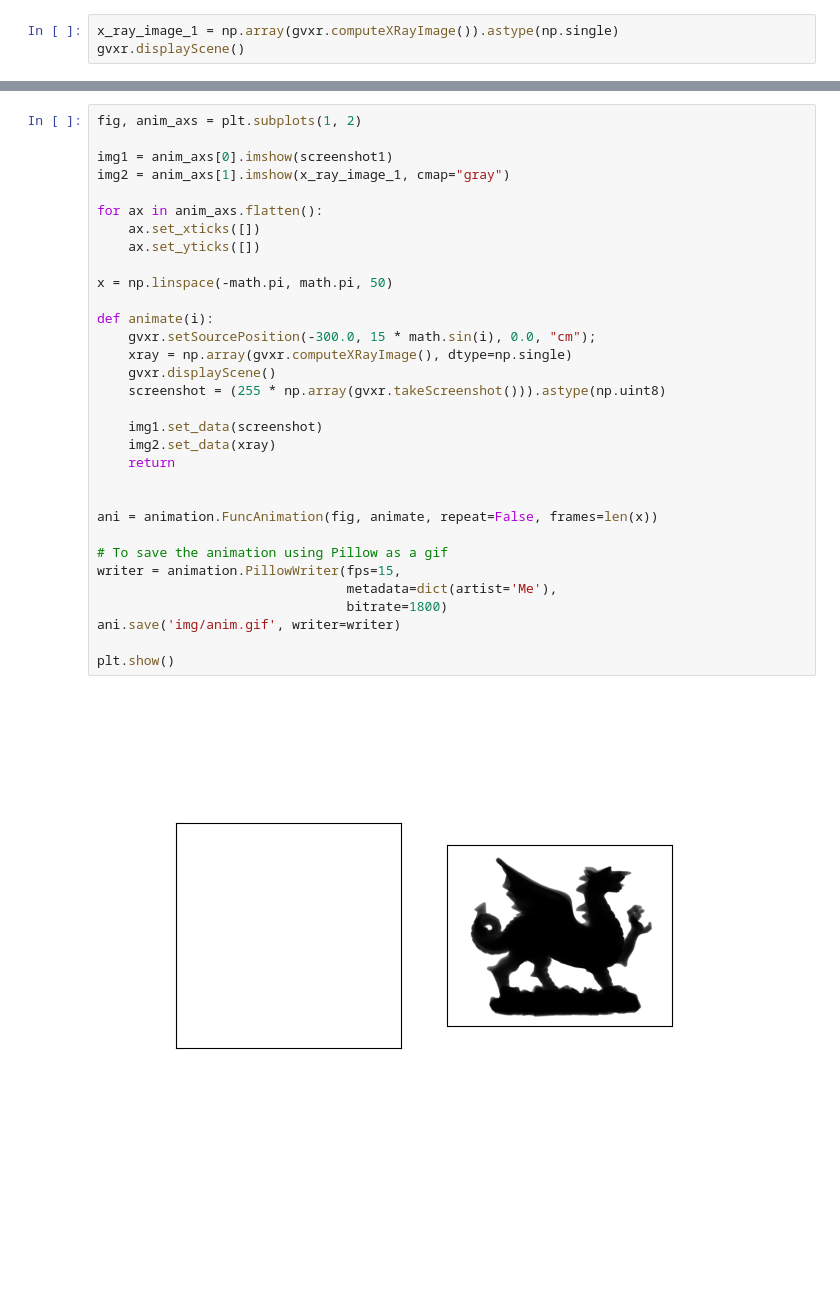
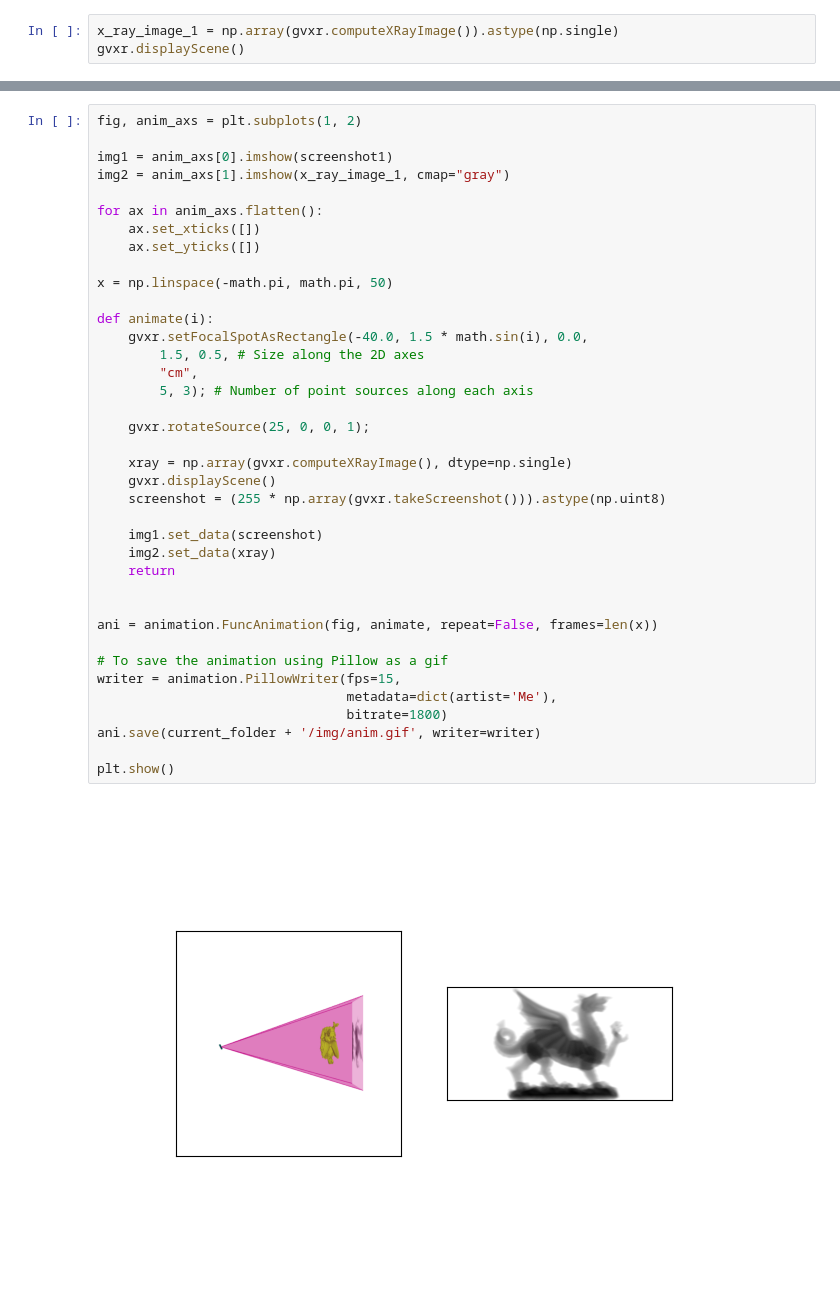
Before and after one commit to effepivi/gvxr-demos, a Jupyter notebook: 12-move-detector/12-move-detector.ipynb, the cells around one changed output, grey strips where cells are left out. Cells and saved outputs as stored; diff of their text form; blank space fills up the shorter version.

```diff
--- a/12-move-detector/12-move-detector.ipynb
+++ b/12-move-detector/12-move-detector.ipynb
@@ -180,34 +224,40 @@ gvxr.displayScene()
-# %%
-fig, anim_axs = plt.subplots(1, 2)
-
-img1 = anim_axs[0].imshow(screenshot1)
-img2 = anim_axs[1].imshow(x_ray_image_1, cmap="gray")
-
-for ax in anim_axs.flatten():
-    ax.set_xticks([])
-    ax.set_yticks([])
-
-x = np.linspace(-math.pi, math.pi, 50)
-
-def animate(i):
-    gvxr.setSourcePosition(-300.0, 15 * math.sin(i), 0.0, "cm");
-    xray = np.array(gvxr.computeXRayImage(), dtype=np.single)
-    gvxr.displayScene()
-    screenshot = (255 * np.array(gvxr.takeScreenshot())).astype(np.uint8)
-
-    img1.set_data(screenshot)
-    img2.set_data(xray)
-    return
-
-
-ani = animation.FuncAnimation(fig, animate, repeat=False, frames=len(x))
-
-# To save the animation using Pillow as a gif
-writer = animation.PillowWriter(fps=15,
-                                metadata=dict(artist='Me'),
-                                bitrate=1800)
-ani.save('img/anim.gif', writer=writer)
-
-plt.show()
-# %% [output]
-[figure, removed]
+# %%
+fig, anim_axs = plt.subplots(1, 2)
+
+img1 = anim_axs[0].imshow(screenshot1)
+img2 = anim_axs[1].imshow(x_ray_image_1, cmap="gray")
+
+for ax in anim_axs.flatten():
+    ax.set_xticks([])
+    ax.set_yticks([])
+
+x = np.linspace(-math.pi, math.pi, 50)
+
+def animate(i):
+    gvxr.setFocalSpotAsRectangle(-40.0, 1.5 * math.sin(i), 0.0,
+        1.5, 0.5, # Size along the 2D axes
+        "cm",
+        5, 3); # Number of point sources along each axis
+
+    gvxr.rotateSource(25, 0, 0, 1);
+
+    xray = np.array(gvxr.computeXRayImage(), dtype=np.single)
+    gvxr.displayScene()
+    screenshot = (255 * np.array(gvxr.takeScreenshot())).astype(np.uint8)
+
+    img1.set_data(screenshot)
+    img2.set_data(xray)
+    return
+
+
+ani = animation.FuncAnimation(fig, animate, repeat=False, frames=len(x))
+
+# To save the animation using Pillow as a gif
+writer = animation.PillowWriter(fps=15,
+                                metadata=dict(artist='Me'),
+                                bitrate=1800)
+ani.save(current_folder + '/img/anim.gif', writer=writer)
+
+plt.show()
+# %% [output]
+[figure, added]
```
Also changed, not shown: parts of 22 cells of this notebook, 5 other files.
